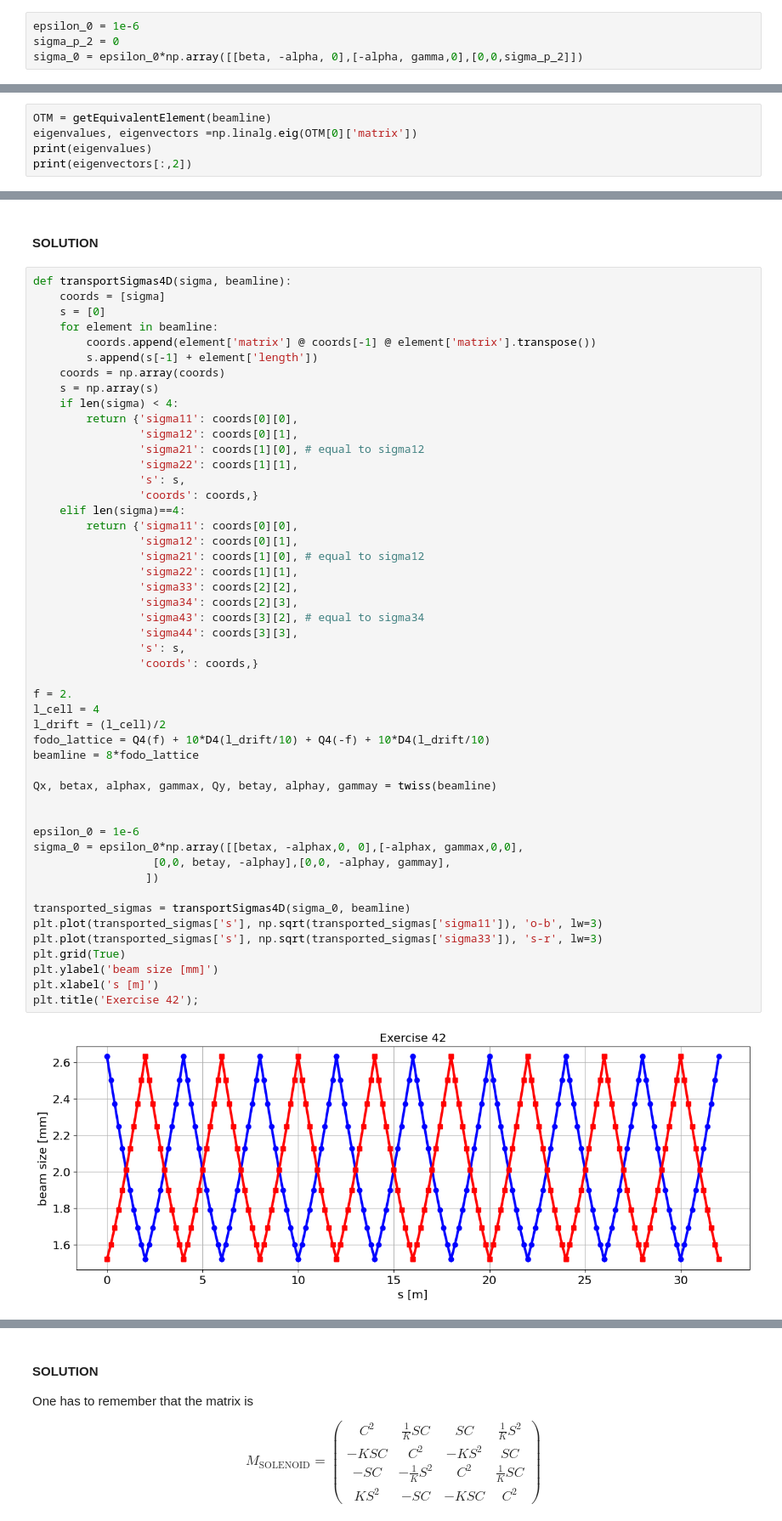
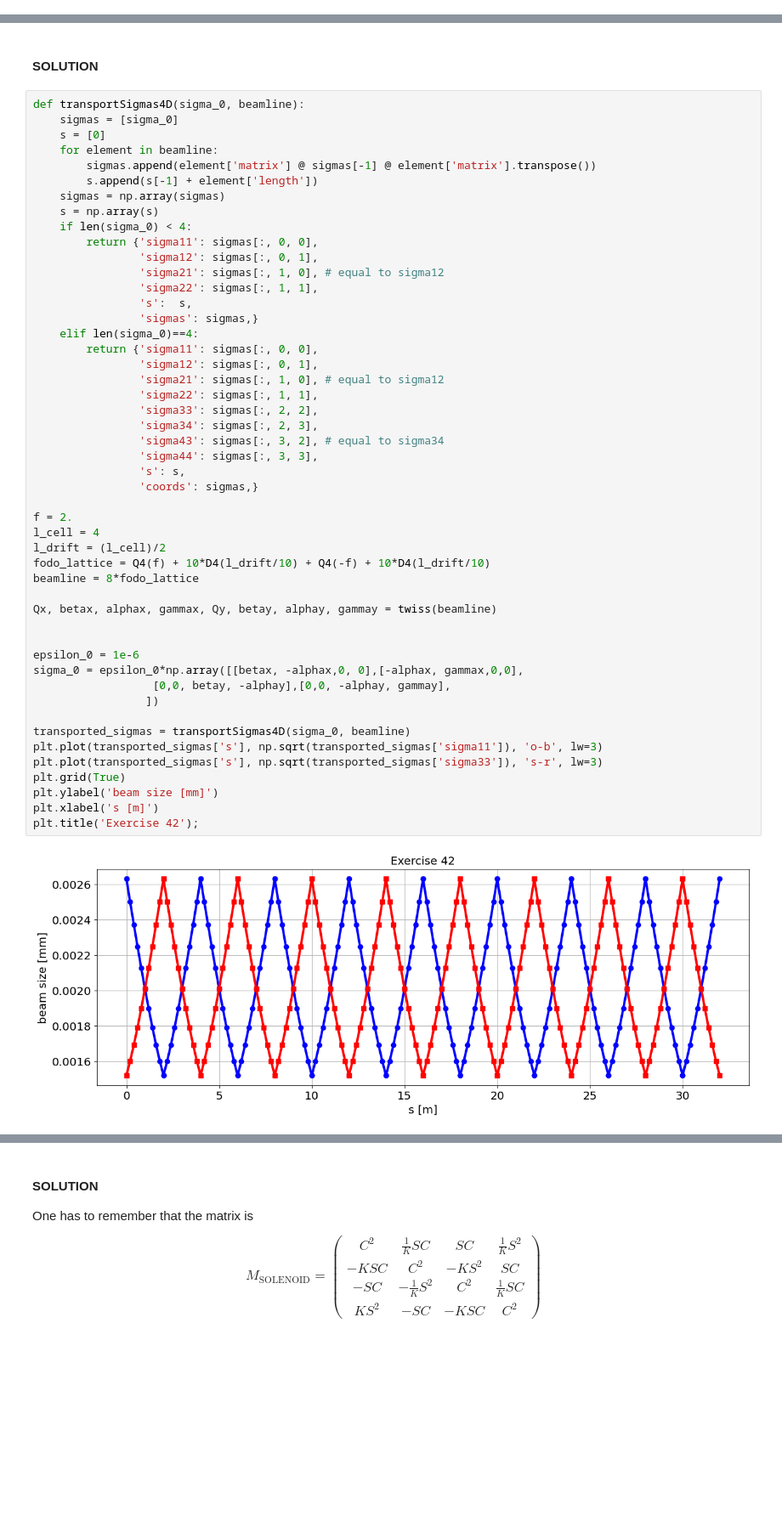
Before and after one commit to cerncas/hands-on-lattice-exercises, a Jupyter notebook: 05_Advanced_Exercises.ipynb, the cells around one changed output, grey strips where cells are left out. Shown: that part at 85% size. Drawn from its saved outputs; the diff is of its cells as text; blank space fills up the shorter version.

```diff
--- a/05_Advanced_Exercises.ipynb
+++ b/05_Advanced_Exercises.ipynb
@@ -267,7 +192,3 @@ Text(0, 0.5, 'x [mm]')
 Work out the transverse components of the periodic beam matrix $\sigma_0$. Assume that the geometrical emittance is $\epsilon_0=10^{-6}$ m rad. Furthermore, assume that the momentum spread $\sigma_0(3,3)=\sigma_p^2$ is zero and plot the beam size along the beam line.
 # %% [markdown]
 #### SOLUTION
-# %%
-epsilon_0 = 1e-6
-sigma_p_2 = 0
-sigma_0 = epsilon_0*np.array([[beta, -alpha, 0],[-alpha, gamma,0],[0,0,sigma_p_2]])
@@ -319,8 +209,3 @@ Determine the periodic dispersion at the start of the cell. Then plot the disper
 #### SOLUTION
 
 For that we need to find the *real* periodic solution of the 3x3 one turn matrix
-# %%
-OTM = getEquivalentElement(beamline)
-eigenvalues, eigenvectors =np.linalg.eig(OTM[0]['matrix'])
-print(eigenvalues)
-print(eigenvectors[:,2])
@@ -487,56 +307,56 @@ Prepare a beam line with eight FODO cells without bending magnets and with 60 de
 # %% [markdown]
 #### SOLUTION
 # %%
-def transportSigmas4D(sigma, beamline):
-    coords = [sigma]
+def transportSigmas4D(sigma_0, beamline):
+    sigmas = [sigma_0]
     s = [0]
     for element in beamline:
-        coords.append(element['matrix'] @ coords[-1] @ element['matrix'].transpose())
+        sigmas.append(element['matrix'] @ sigmas[-1] @ element['matrix'].transpose())
         s.append(s[-1] + element['length'])
-    coords = np.array(coords)
+    sigmas = np.array(sigmas)
     s = np.array(s)
-    if len(sigma) < 4:
-        return {'sigma11': coords[0][0],
-                'sigma12': coords[0][1],
-                'sigma21': coords[1][0], # equal to sigma12
-                'sigma22': coords[1][1],
+    if len(sigma_0) < 4:
+        return {'sigma11': sigmas[:, 0, 0],
+                'sigma12': sigmas[:, 0, 1],
+                'sigma21': sigmas[:, 1, 0], # equal to sigma12
+                'sigma22': sigmas[:, 1, 1],
+                's':  s,
+                'sigmas': sigmas,}
+    elif len(sigma_0)==4:
+        return {'sigma11': sigmas[:, 0, 0],
+                'sigma12': sigmas[:, 0, 1],
+                'sigma21': sigmas[:, 1, 0], # equal to sigma12
+                'sigma22': sigmas[:, 1, 1],
+                'sigma33': sigmas[:, 2, 2],
+                'sigma34': sigmas[:, 2, 3],
+                'sigma43': sigmas[:, 3, 2], # equal to sigma34
+                'sigma44': sigmas[:, 3, 3],
                 's': s,
-                'coords': coords,}
-    elif len(sigma)==4:
-        return {'sigma11': coords[0][0],
-                'sigma12': coords[0][1],
-                'sigma21': coords[1][0], # equal to sigma12
-                'sigma22': coords[1][1],
-                'sigma33': coords[2][2],
-                'sigma34': coords[2][3],
-                'sigma43': coords[3][2], # equal to sigma34
-                'sigma44': coords[3][3],
-                's': s,
-                'coords': coords,}
+                'coords': sigmas,}
 
 f = 2.
 l_cell = 4
 l_drift = (l_cell)/2
 fodo_lattice = Q4(f) + 10*D4(l_drift/10) + Q4(-f) + 10*D4(l_drift/10)
 beamline = 8*fodo_lattice
 
 Qx, betax, alphax, gammax, Qy, betay, alphay, gammay = twiss(beamline)
 
 
 epsilon_0 = 1e-6
 sigma_0 = epsilon_0*np.array([[betax, -alphax,0, 0],[-alphax, gammax,0,0],
                   [0,0, betay, -alphay],[0,0, -alphay, gammay],
                  ])
 
 transported_sigmas = transportSigmas4D(sigma_0, beamline)
 plt.plot(transported_sigmas['s'], np.sqrt(transported_sigmas['sigma11']), 'o-b', lw=3)
 plt.plot(transported_sigmas['s'], np.sqrt(transported_sigmas['sigma33']), 's-r', lw=3)
 plt.grid(True)
 plt.ylabel('beam size [mm]')
 plt.xlabel('s [m]')
 plt.title('Exercise 42');
 # %% [output]
-[figure, old version]
+[figure, new version]
 # %%
 from copy import deepcopy
 beamline_new = deepcopy(beamline)
```
Also changed, not shown: parts of 39 cells of this notebook, 9 other files.
